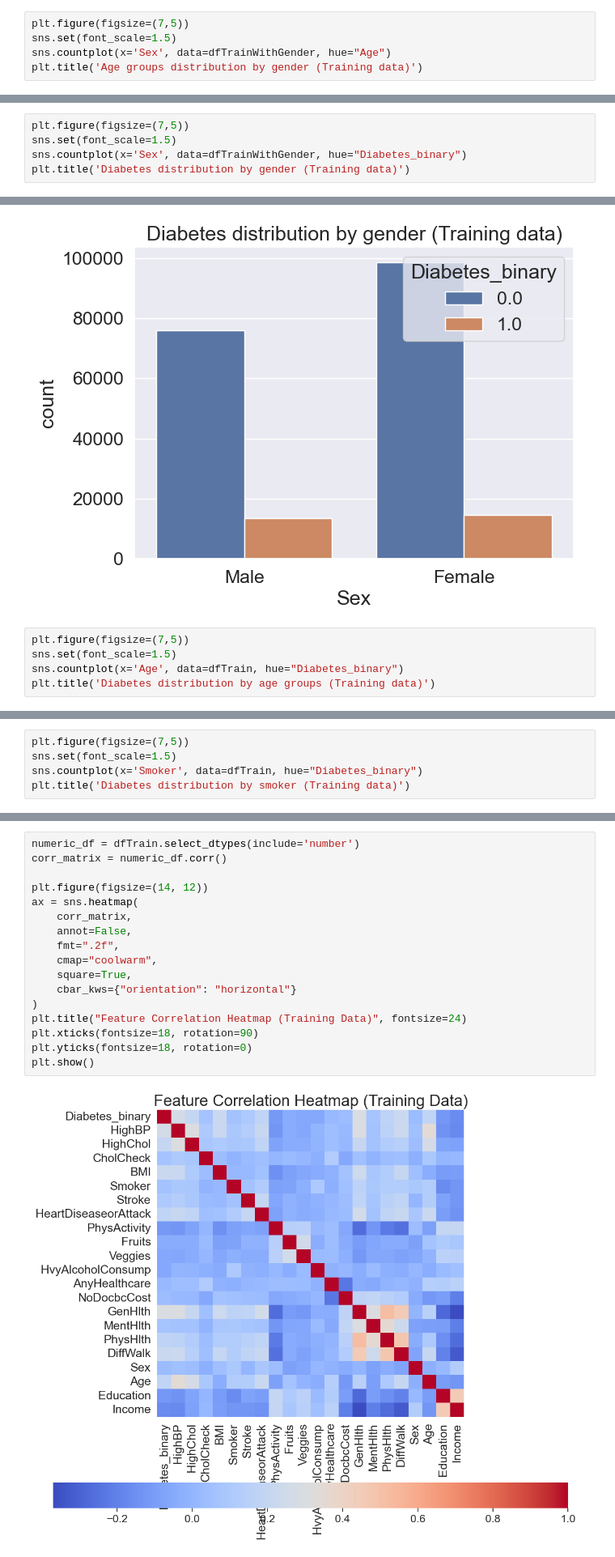
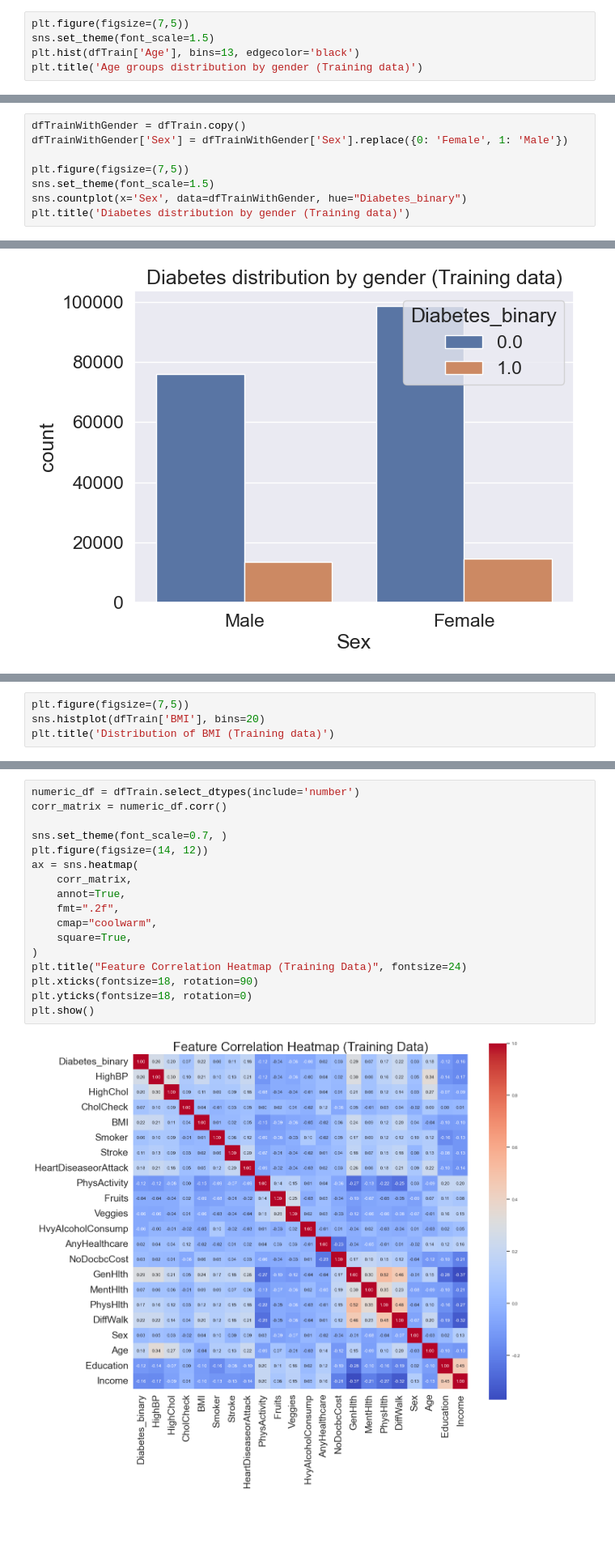
Before and after one commit to SulbenS/MaskinL-ringOppgaver, a Jupyter notebook: Oppgave2.ipynb, the cells around one changed output, grey strips where cells are left out. Shown at 81% size. Cells and saved outputs as stored; diff of their text form; blank space fills up the shorter version.

```diff
--- a/Oppgave2.ipynb
+++ b/Oppgave2.ipynb
@@ -116,7 +77,7 @@ Text(0.5, 1.0, 'Total amount of each gender (Training data)')
 # %%
 plt.figure(figsize=(7,5))
-sns.set(font_scale=1.5)
-sns.countplot(x='Sex', data=dfTrainWithGender, hue="Age")
+sns.set_theme(font_scale=1.5)
+plt.hist(dfTrain['Age'], bins=13, edgecolor='black')
 plt.title('Age groups distribution by gender (Training data)')
 # %% [output]
 Text(0.5, 1.0, 'Age groups distribution by gender (Training data)')
@@ -124,13 +85,11 @@ Text(0.5, 1.0, 'Age groups distribution by gender (Training data)')
 # %%
+dfTrainWithGender = dfTrain.copy()
+dfTrainWithGender['Sex'] = dfTrainWithGender['Sex'].replace({0: 'Female', 1: 'Male'})
+
 plt.figure(figsize=(7,5))
-sns.set(font_scale=1.5)
+sns.set_theme(font_scale=1.5)
 sns.countplot(x='Sex', data=dfTrainWithGender, hue="Diabetes_binary")
 plt.title('Diabetes distribution by gender (Training data)')
 # %% [output]
 Text(0.5, 1.0, 'Diabetes distribution by gender (Training data)')
 [figure]
-# %%
-plt.figure(figsize=(7,5))
-sns.set(font_scale=1.5)
-sns.countplot(x='Age', data=dfTrain, hue="Diabetes_binary")
-plt.title('Diabetes distribution by age groups (Training data)')
@@ -140,6 +96,5 @@ Text(0.5, 1.0, 'Diabetes distribution by age groups (Training data)')
 # %%
 plt.figure(figsize=(7,5))
-sns.set(font_scale=1.5)
-sns.countplot(x='Smoker', data=dfTrain, hue="Diabetes_binary")
-plt.title('Diabetes distribution by smoker (Training data)')
+sns.histplot(dfTrain['BMI'], bins=20)
+plt.title('Distribution of BMI (Training data)')
 # %% [output]
@@ -148,22 +103,22 @@ Text(0.5, 1.0, 'Diabetes distribution by smoker (Training data)')
 # %%
 numeric_df = dfTrain.select_dtypes(include='number')
 corr_matrix = numeric_df.corr()
 
+sns.set_theme(font_scale=0.7, )
 plt.figure(figsize=(14, 12))
 ax = sns.heatmap(
     corr_matrix,
-    annot=False,
+    annot=True,
     fmt=".2f",
     cmap="coolwarm",
     square=True,
-    cbar_kws={"orientation": "horizontal"}
 )
 plt.title("Feature Correlation Heatmap (Training Data)", fontsize=24)
 plt.xticks(fontsize=18, rotation=90)
 plt.yticks(fontsize=18, rotation=0)
 plt.show()
 # %% [output]
-[figure, old version]
+[figure, new version]
 # %%
 # Split data into features and target variable
 x_train = dfTrain.drop(columns=['Diabetes_binary'])
```
Also changed, not shown: parts of 13 cells of this notebook, 1 other file.
